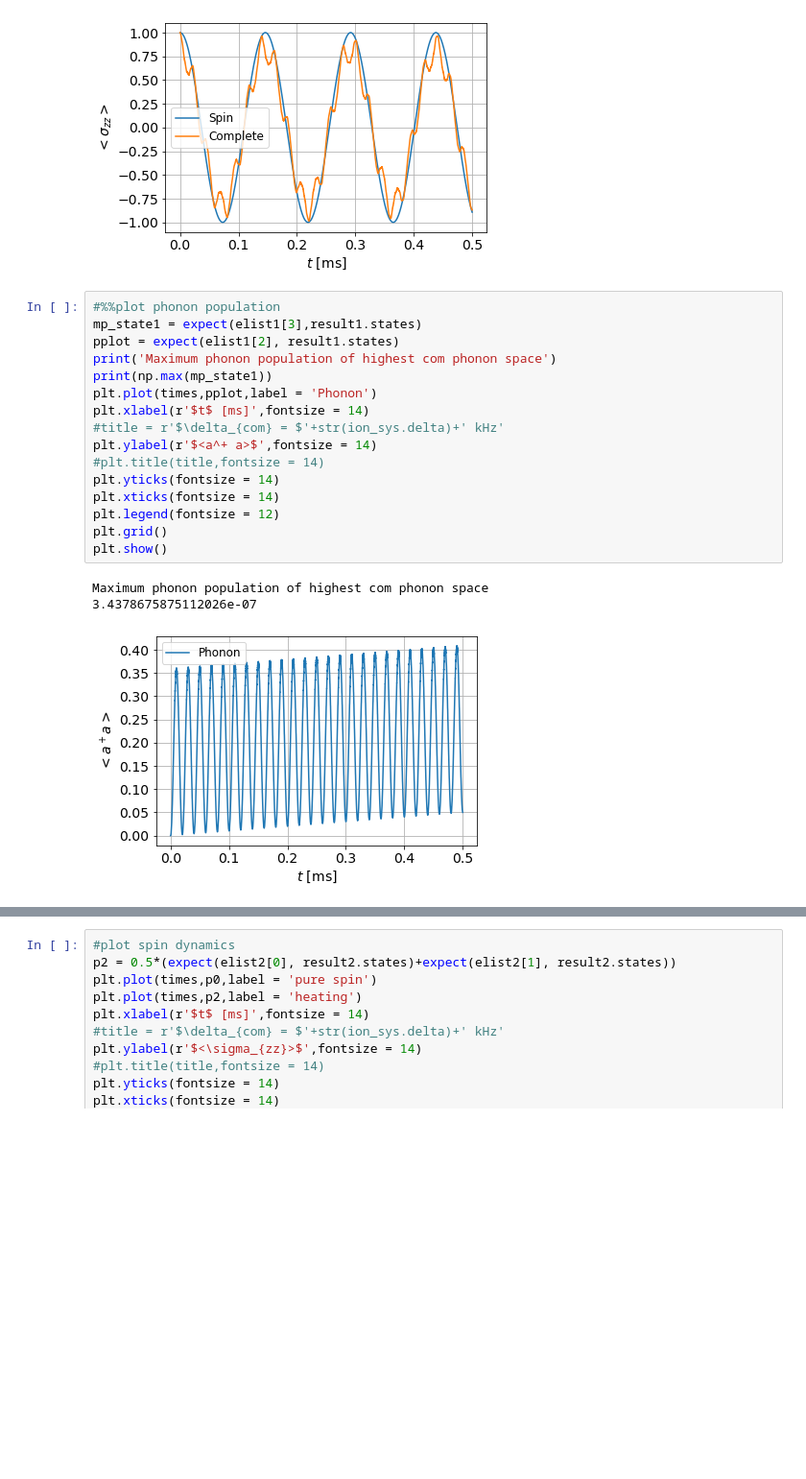
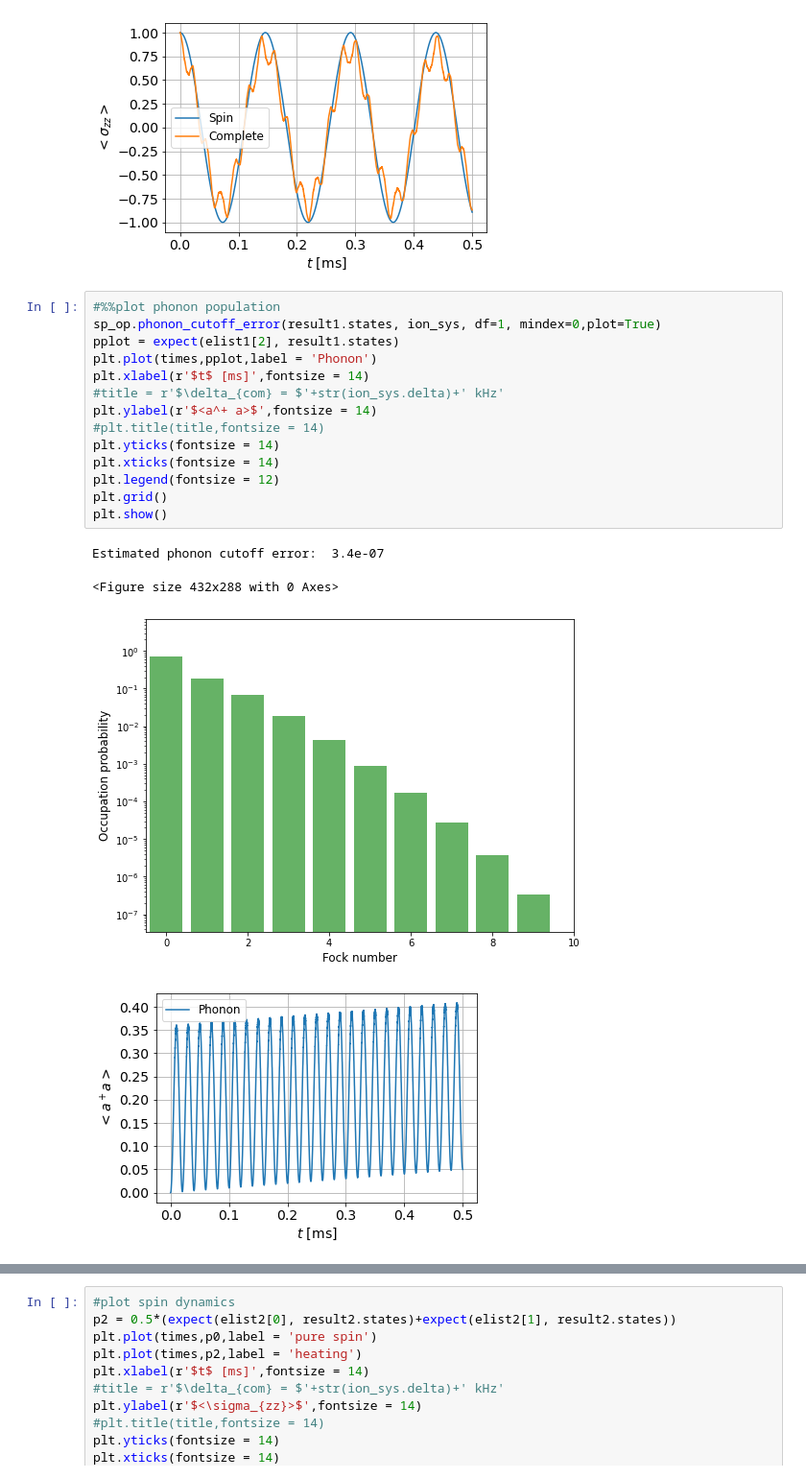
Before and after one commit to TrappedIonRice/Open-Quantum-system-simulation, a Jupyter notebook: example notebook/example 1.1c.ipynb, the cells around one changed output, grey strips where cells are left out. Shown at 96% size. Drawn from its saved outputs; the diff is of its cells as text; blank space fills up the shorter version.

```diff
--- a/example notebook/example 1.1c.ipynb
+++ b/example notebook/example 1.1c.ipynb
@@ -179,24 +174,23 @@ plt.show()
 [figure]
 # %%
 #%%plot phonon population
-mp_state1 = expect(elist1[3],result1.states)
+sp_op.phonon_cutoff_error(result1.states, ion_sys, df=1, mindex=0,plot=True)
 pplot = expect(elist1[2], result1.states)
-print('Maximum phonon population of highest com phonon space')
-print(np.max(mp_state1))
 plt.plot(times,pplot,label = 'Phonon')
 plt.xlabel(r'$t$ [ms]',fontsize = 14)
 #title = r'$\delta_{com} = $'+str(ion_sys.delta)+' kHz'
 plt.ylabel(r'$<a^+ a>$',fontsize = 14)
 #plt.title(title,fontsize = 14)
 plt.yticks(fontsize = 14)
 plt.xticks(fontsize = 14)
 plt.legend(fontsize = 12)
 plt.grid()
 plt.show()
 # %% [output]
-Maximum phonon population of highest com phonon space
-3.4378675875112026e-07
+Estimated phonon cutoff error:  3.4e-07
+<Figure size 432x288 with 0 Axes>
-[figure, old version]
+[figure, new version]
+[figure, added]
 # %%
 #%%simulate large heating rate, 3 quanta/ms, consider com mode only
 com_cut = 50
```
Also changed, not shown: parts of 9 cells of this notebook, 4 other files.
